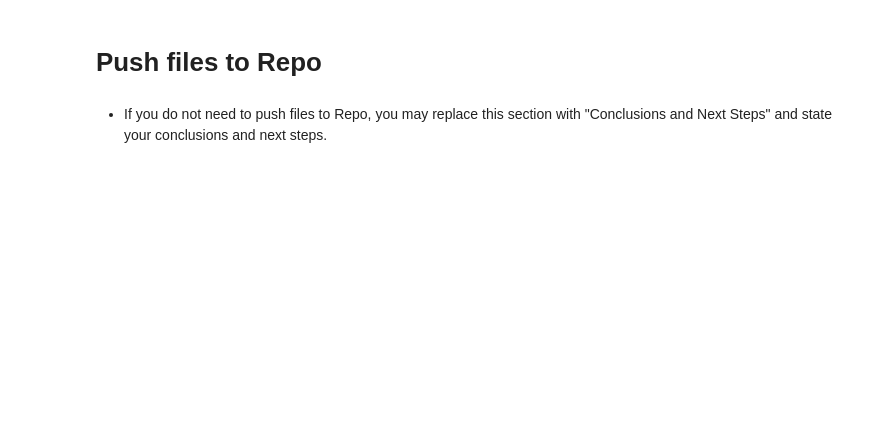
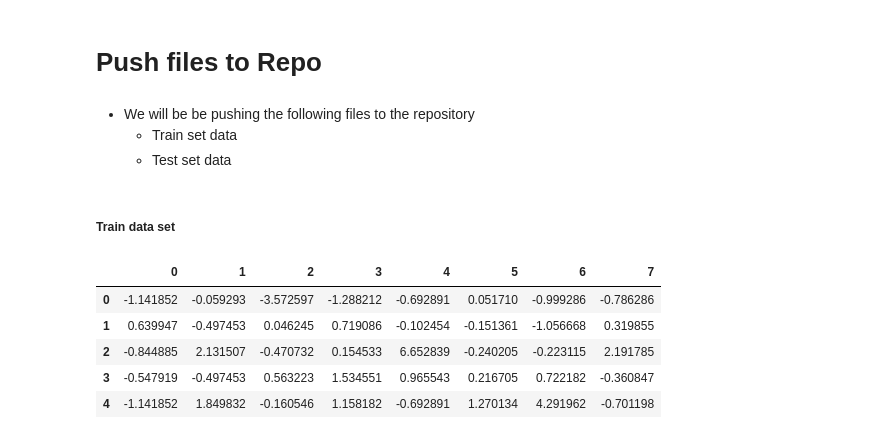
Before and after one commit to Code-Institute-Submissions/hardingrichard-pp5-diabetes-prediction_JanResub, a Jupyter notebook: jupyter_notebooks/04-ModelingEvaluation.ipynb, the cells around one changed output. Drawn from its saved outputs; the diff is of its cells as text; code cells hidden in the pictures; blank space fills up the shorter version.

Commit message:
Add file path for pushing outputs to repo

```diff
--- a/jupyter_notebooks/04-ModelingEvaluation.ipynb
+++ b/jupyter_notebooks/04-ModelingEvaluation.ipynb
@@ -375,5 +368,7 @@ NOTE
 # %% [markdown]
 # Push files to Repo
-# %% [markdown]
-* If you do not need to push files to Repo, you may replace this section with "Conclusions and Next Steps" and state your conclusions and next steps.
+# %% [markdown]
+* We will be be pushing the following files to the repository
+    * Train set data
+    * Test set data
 # %%
@@ -384,2 +381,13 @@ try:
 except Exception as e:
   print(e)
+# %% [markdown]
+##### Train data set
+# %%
+pd.DataFrame(x_train).head()
+# %% [output]
+|  | 0 | 1 | 2 | 3 | 4 | 5 | 6 | 7 |
+| 0 | -1.141852 | -0.059293 | -3.572597 | -1.288212 | -0.692891 | 0.051710 | -0.999286 | -0.786286 |
+| 1 | 0.639947 | -0.497453 | 0.046245 | 0.719086 | -0.102454 | -0.151361 | -1.056668 | 0.319855 |
+| 2 | -0.844885 | 2.131507 | -0.470732 | 0.154533 | 6.652839 | -0.240205 | -0.223115 | 2.191785 |
+| 3 | -0.547919 | -0.497453 | 0.563223 | 1.534551 | 0.965543 | 0.216705 | 0.722182 | -0.360847 |
+| 4 | -1.141852 | 1.849832 | -0.160546 | 1.158182 | -0.692891 | 1.270134 | 4.291962 | -0.701198 |
```
Also changed, not shown: parts of 12 cells of this notebook.
